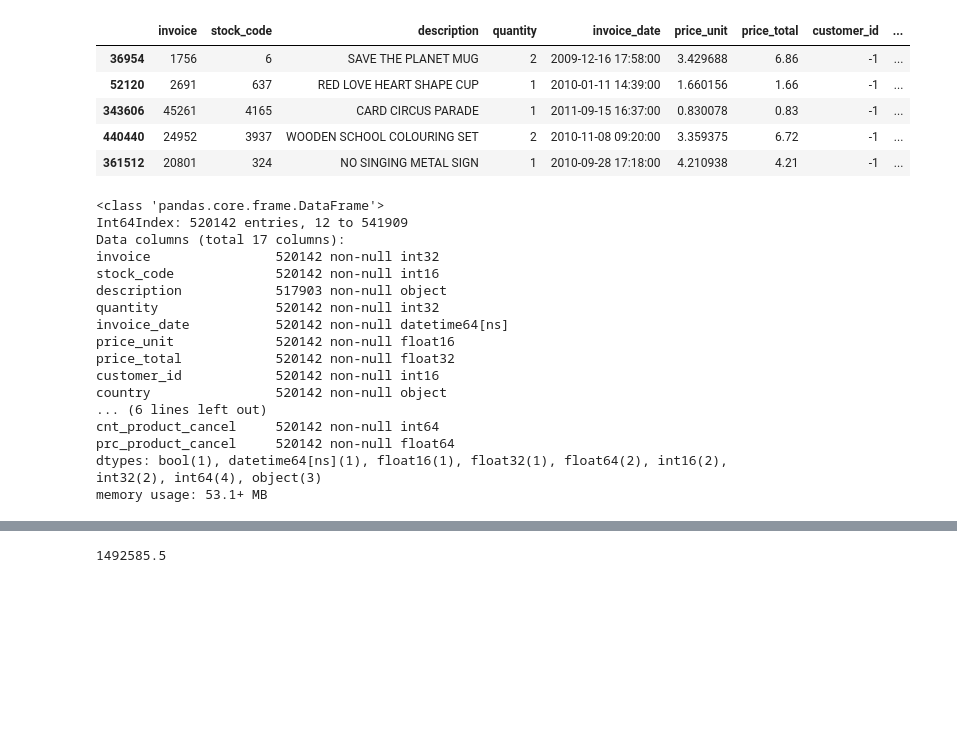
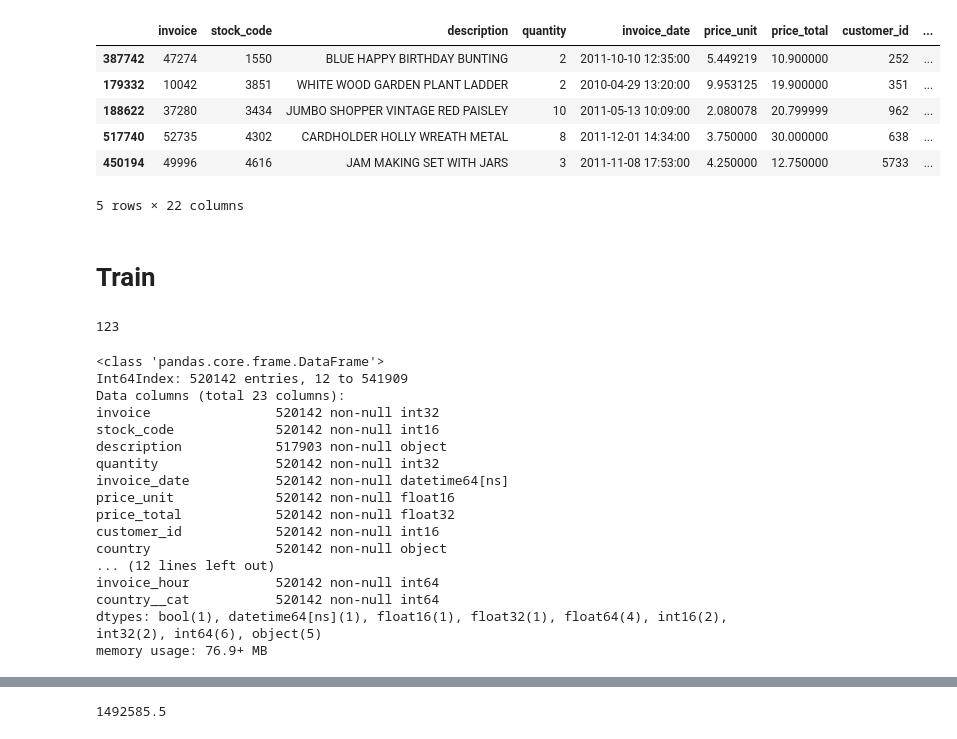
Before and after one commit to JakubStanczak/Order_cancelation_pred, a Jupyter notebook: Konkurs_JS.ipynb, the cells around one changed output, grey strips where cells are left out. Drawn from its saved outputs; the diff is of its cells as text; code cells hidden in the pictures; blank space fills up the shorter version.

Commit message:
XGB with features: cnt. percent, date, country

```diff
--- a/Konkurs_JS.ipynb
+++ b/Konkurs_JS.ipynb
@@ -22,6 +28,6 @@ from eli5.sklearn import PermutationImportance
 # %%
-train = pd.read_hdf('../input/train_online_retail.h5')
-test = pd.read_hdf('../input/test_online_retail.h5')
+train = pd.read_hdf('../../../input/train_online_retail.h5')
+test = pd.read_hdf('../../../input/test_online_retail.h5')
 df_all = pd.concat([train, test], sort=False)
 del train, test
 gc.collect()
@@ -84,7 +56,5 @@ def group_to_dict(group_key, agg_func):
     dict_ = train.groupby(group_key)['is_canceled'].agg(agg_func).to_dict()
     if -1 in dict_: del dict_[-1]
 
-    val = [x for x in dict_.values()]
-    dict_['mean'] = np.mean(val)
-    print(dict_['mean'])
-    return dict_
+    mean = np.mean( list(dict_.values()) )
+    return defaultdict(lambda: mean, dict_)
@@ -104,12 +61,20 @@ cnt_product_cancel_dic = group_to_dict('stock_code', np.sum)
 # %%
 # customer feats
-df_all['cnt_customer_orders'] = df_all['customer_id'].map(lambda x: int(cnt_customer_orders_dict.get(x, cnt_customer_orders_dict['mean'])))
-df_all['cnt_customer_cancel'] = df_all['customer_id'].map(lambda x: int(cnt_customer_cancel_dic.get(x, cnt_customer_cancel_dic['mean'])))
+df_all['cnt_customer_orders'] = df_all['customer_id'].map(group_to_dict('customer_id', agg_func=np.size))
+df_all['cnt_customer_cancel'] = df_all['customer_id'].map(group_to_dict('customer_id', agg_func=np.sum))
 df_all['prc_customer_cancel'] = df_all[['cnt_customer_orders', 'cnt_customer_cancel']].apply(lambda x: x['cnt_customer_cancel'] / x['cnt_customer_orders'] if x['cnt_customer_orders'] != 0 else 0, axis=1)
 
 # produkt feats
-df_all['cnt_product_orders'] = df_all['stock_code'].map(lambda x: int(cnt_product_orders_dict.get(x, cnt_product_orders_dict['mean'])))
-df_all['cnt_product_cancel'] = df_all['stock_code'].map(lambda x: int(cnt_product_cancel_dic.get(x, cnt_product_cancel_dic['mean'])))
+df_all['cnt_product_orders'] = df_all['stock_code'].map(group_to_dict('customer_id', agg_func=np.size))
+df_all['cnt_product_cancel'] = df_all['stock_code'].map(group_to_dict('customer_id', agg_func=np.sum))
 df_all['prc_product_cancel'] = df_all[['cnt_product_orders', 'cnt_product_cancel']].apply(lambda x: x['cnt_product_cancel'] / x['cnt_product_orders'] if x['cnt_product_orders'] != 0 else 0, axis=1)
 
 # date feats
+df_all['invoice_year'] = df_all['invoice_date'].dt.year
+df_all['invoice_month'] = df_all['invoice_date'].dt.month
+df_all['invoice_day_of_m'] = df_all['invoice_date'].dt.day
+df_all['invoice_day_of_y'] = df_all['invoice_date'].dt.dayofyear
+df_all['invoice_hour'] = df_all['invoice_date'].dt.hour
+
+# category feats
+df_all['country__cat'] = pd.factorize(df_all['country'])[0]
@@ -118,12 +176,15 @@ df_all['prc_product_cancel'] = df_all[['cnt_product_orders', 'cnt_product_cancel
 # %%
-df_all[ df_all['customer_id'] == -1 ].sample(5)
+df_all.sample(5)
 # %% [output]
 |  | invoice | stock_code | description | quantity | invoice_date | price_unit | price_total | customer_id | ... |
-| 36954 | 1756 | 6 | SAVE THE PLANET MUG | 2 | 2009-12-16 17:58:00 | 3.429688 | 6.86 | -1 | ... |
-| 52120 | 2691 | 637 | RED LOVE HEART SHAPE CUP | 1 | 2010-01-11 14:39:00 | 1.660156 | 1.66 | -1 | ... |
-| 343606 | 45261 | 4165 | CARD CIRCUS PARADE | 1 | 2011-09-15 16:37:00 | 0.830078 | 0.83 | -1 | ... |
-| 440440 | 24952 | 3937 | WOODEN SCHOOL COLOURING SET | 2 | 2010-11-08 09:20:00 | 3.359375 | 6.72 | -1 | ... |
-| 361512 | 20801 | 324 | NO SINGING METAL SIGN | 1 | 2010-09-28 17:18:00 | 4.210938 | 4.21 | -1 | ... |
+| 387742 | 47274 | 1550 | BLUE HAPPY BIRTHDAY BUNTING | 2 | 2011-10-10 12:35:00 | 5.449219 | 10.900000 | 252 | ... |
+| 179332 | 10042 | 3851 | WHITE WOOD GARDEN PLANT LADDER | 2 | 2010-04-29 13:20:00 | 9.953125 | 19.900000 | 351 | ... |
+| 188622 | 37280 | 3434 | JUMBO SHOPPER VINTAGE RED PAISLEY | 10 | 2011-05-13 10:09:00 | 2.080078 | 20.799999 | 962 | ... |
+| 517740 | 52735 | 4302 | CARDHOLDER HOLLY WREATH METAL | 8 | 2011-12-01 14:34:00 | 3.750000 | 30.000000 | 638 | ... |
+| 450194 | 49996 | 4616 | JAM MAKING SET WITH JARS | 3 | 2011-11-08 17:53:00 | 4.250000 | 12.750000 | 5733 | ... |
+5 rows × 22 columns
+# %% [markdown]
+# Train
 # %%
 def group_orders(df):
     orders = df.groupby('invoice')['is_canceled', 'price_total'].sum()
@@ -150,12 +211,14 @@ test = df_all[ df_all['is_test'] ].copy()
 #release memory
 del df_all
 gc.collect()
+# %% [output]
+123
 # %%
 train.info()
 # %% [output]
 <class 'pandas.core.frame.DataFrame'>
 Int64Index: 520142 entries, 12 to 541909
-Data columns (total 17 columns):
+Data columns (total 23 columns):
 invoice                520142 non-null int32
 stock_code             520142 non-null int16
 description            517903 non-null object
@@ -165,8 +228,8 @@ price_unit             520142 non-null float16
 price_total            520142 non-null float32
 customer_id            520142 non-null int16
 country                520142 non-null object
-... (6 lines left out)
-cnt_product_cancel     520142 non-null int64
-prc_product_cancel     520142 non-null float64
-dtypes: bool(1), datetime64[ns](1), float16(1), float32(1), float64(2), int16(2), int32(2), int64(4), object(3)
-memory usage: 53.1+ MB
+... (12 lines left out)
+invoice_hour           520142 non-null int64
+country__cat           520142 non-null int64
+dtypes: bool(1), datetime64[ns](1), float16(1), float32(1), float64(4), int16(2), int32(2), int64(6), object(5)
+memory usage: 76.9+ MB
```
Also changed, not shown: parts of 32 cells of this notebook.
